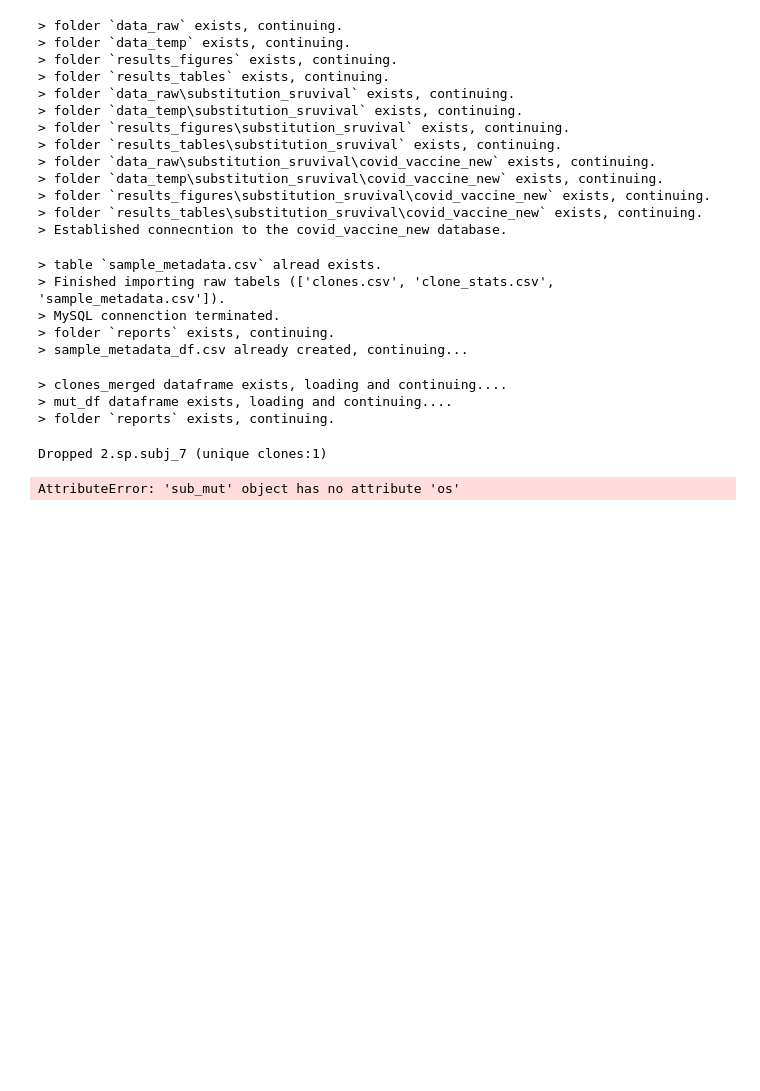
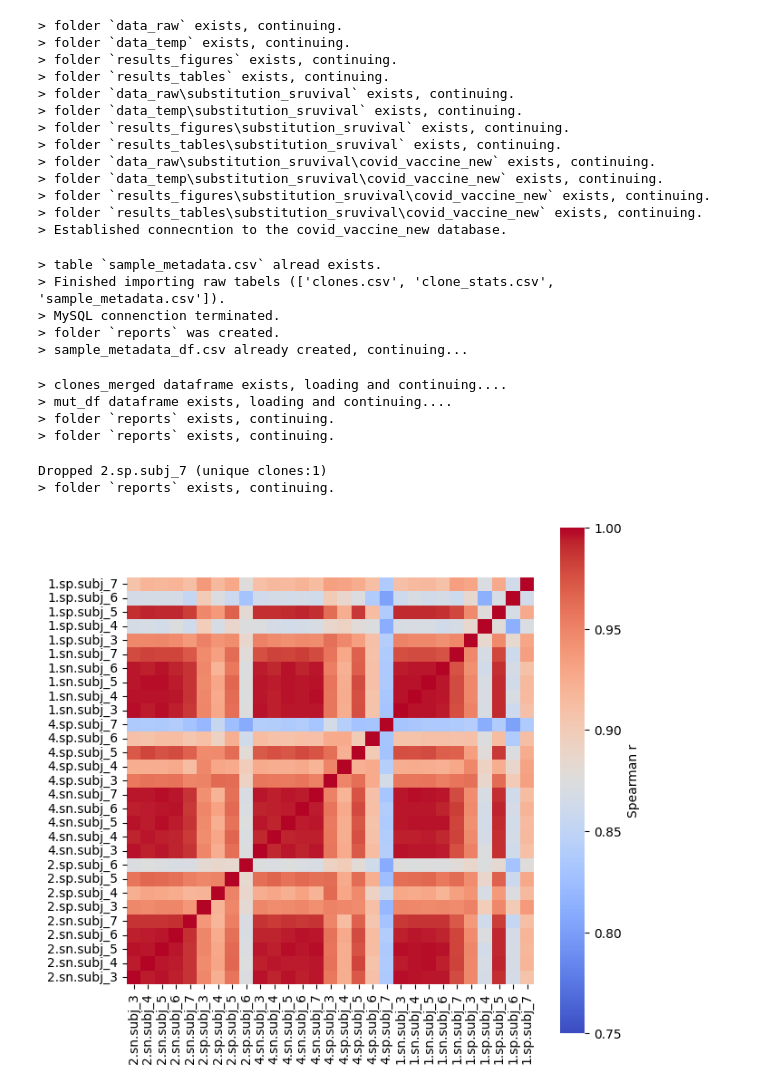
Before and after one commit to dani-f99/immunedb_motif_pipeline, a Jupyter notebook: notebook_dev.ipynb, the cells around one changed output. Drawn from its saved outputs; the diff is of its cells as text; code cells hidden in the pictures; blank space fills up the shorter version.

Commit message:
finished fixing bugs in the subtitution analysis, need few improvemnts.

```diff
--- a/notebook_dev.ipynb
+++ b/notebook_dev.ipynb
@@ -93,7 +92,8 @@ class sub_mut():
         # Initilizing the analysis paths and folders
         # folder output order: "data_raw", "data_temp", "results_figures", "results_tables"
         self.paths = init_paths(self.analysis_type, self.db_name)
-        self.report_name = f"{self.analysis_type}-{self.db_name}_report"
+        self.current_time = datetime.now().strftime('[%d-%m-%Y %H;%M]')
+        self.report_name = f"{self.analysis_type}-{self.db_name}_report_self.current_time"
 
         # Importing the required raw tables from the MySQL server
         req_tables = self.config_info[self.analysis_type]["req_tables"].split(",")
@@ -375,6 +375,8 @@ class sub_mut():
         if save_filtdf:
             self.filt_mut_df.to_csv(os.path.join(self.paths[1], "filt_mut_df.csv"))
 
+        reports(self.report_name, "Successfully filtred mutation dataframe (filt_mut_df.csv)")
+
         return self.filt_mut_df
 
     # Creation of correlation dataframe and correlationsmap
@@ -540,7 +542,7 @@ class sub_mut():
                 df_output.drop(columns=[i],inplace=True)
                 output_summery = output_summery[output_summery["dataset"]!= i]
 
-        output_summery.sort_values("nunique").to_csv(os.path.join(self.os.path[-1], "summery_nclones.csv"))
+        output_summery.sort_values("nunique").to_csv(os.path.join(self.paths[-1], "summery_nclones.csv"))
 
         ###
         """
@@ -587,7 +589,6 @@ class sub_mut():
                         cbar_kws={'label': 'Spearman r'},
                         xticklabels = True,
                         yticklabels = True,
-                        #cmap=sns.diverging_palette(250, 20, s=150, l=50, n=20),
                         cmap = sns.color_palette("coolwarm", as_cmap=True, n_colors=1),
                         vmin = round(spearmanr_df.min().min(),1)-0.05,
                         vmax = 1)
@@ -595,8 +596,6 @@ class sub_mut():
         ax.axis('scaled')
 
         labels_xy = labels=spearmanr_df.columns
-        #ax.set_yticklabels(labels_xy, rotation=45, ha='right')
-        #ax.set_xticklabels(labels_xy, rotation=45, ha='right')
 
         hide_ticklabels = False
         if hide_ticklabels:
@@ -610,16 +609,9 @@ class sub_mut():
                 labelbottom=False,  # labels along the bottom edge are off
                 labelleft=False)    # labels along the left edge are off
 
-
-        #save_path = "figures_output\\{}\\".format(config["mysql"]["db"])
-        #photo_name = "{}".format(config["mysql"]["db"])+"-"+".".join(val_list)
-
-        #if os.path.exists(save_path) == False:
-        #    os.mkdir(save_path)
-
-        #time_output = datetime.now().strftime('[%d-%m-%Y %H;%M] ')
-        #plt.savefig(save_path+time_output+photo_name+".png",bbox_inches='tight')
-
+        save_path = os.path.join(self.paths[-2], f"correlation_heatmap_{self.current_time}.png")
+        plt.savefig(save_path, bbox_inches='tight')
+        reports(self.report_name, "Successfully created correlation heatmap.")
 
 
 
@@ -628,32 +620,34 @@ subsurv.mutation_table()
 subsurv.filter_mutdf()
 
 filt_mut_df = subsurv.filt_mut_df
 rename_time_point = [i[0] for i in filt_mut_df["time_point"].unique()]
 rename_ab_type = ["sn" if i == 'Non-Spike B' else "sp" for i in filt_mut_df["ab_target"].unique()]
 rename_subj = ["subj_"+str(i) for i in filt_mut_df["subject_id"].unique()]
 
 subsurv.correlate(remap_list = [rename_time_point, rename_ab_type, rename_subj])
 # %% [output]
 > folder `data_raw` exists, continuing.
 > folder `data_temp` exists, continuing.
 > folder `results_figures` exists, continuing.
 > folder `results_tables` exists, continuing.
 > folder `data_raw\substitution_sruvival` exists, continuing.
 > folder `data_temp\substitution_sruvival` exists, continuing.
 > folder `results_figures\substitution_sruvival` exists, continuing.
 > folder `results_tables\substitution_sruvival` exists, continuing.
 > folder `data_raw\substitution_sruvival\covid_vaccine_new` exists, continuing.
 > folder `data_temp\substitution_sruvival\covid_vaccine_new` exists, continuing.
 > folder `results_figures\substitution_sruvival\covid_vaccine_new` exists, continuing.
 > folder `results_tables\substitution_sruvival\covid_vaccine_new` exists, continuing.
 > Established connecntion to the covid_vaccine_new database.
 > table `sample_metadata.csv` alread exists.
 > Finished importing raw tabels (['clones.csv', 'clone_stats.csv', 'sample_metadata.csv']).
 > MySQL connenction terminated.
-> folder `reports` exists, continuing.
+> folder `reports` was created.
 > sample_metadata_df.csv already created, continuing...
 > clones_merged dataframe exists, loading and continuing....
 > mut_df dataframe exists, loading and continuing....
 > folder `reports` exists, continuing.
+> folder `reports` exists, continuing.
 Dropped 2.sp.subj_7 (unique clones:1)
+> folder `reports` exists, continuing.
-AttributeError: 'sub_mut' object has no attribute 'os'
+[figure, added]
```
Also changed, not shown: parts of 1 cell of this notebook, 3 other files.
